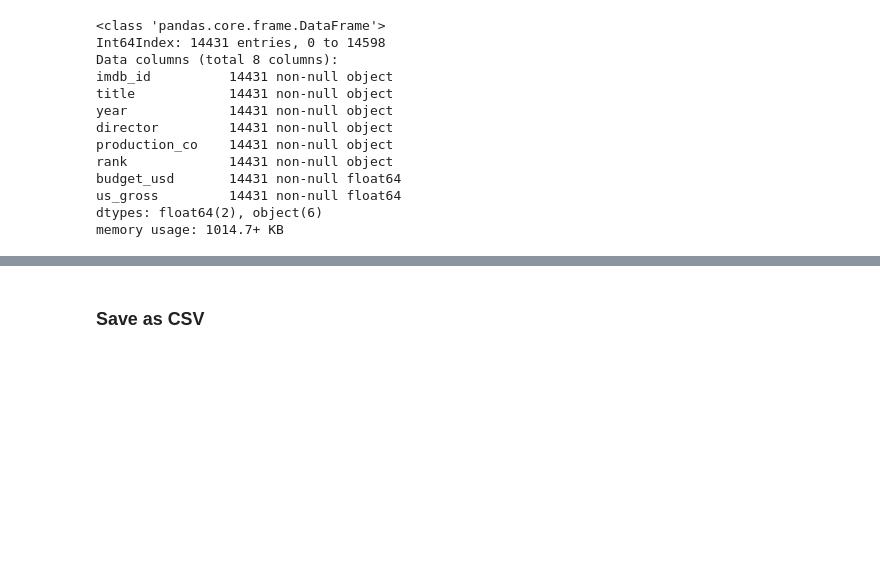
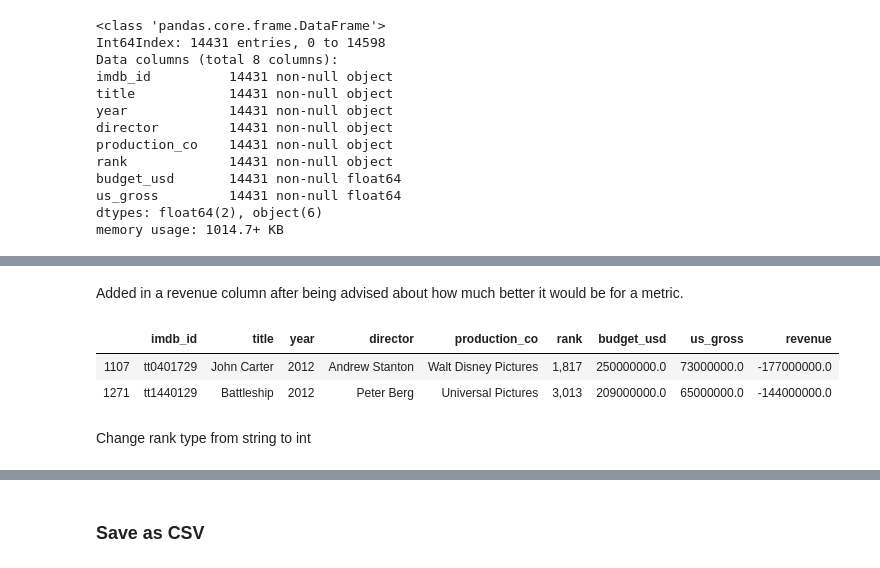
Before and after one commit to jneums/movie-analysis, a Jupyter notebook: notebooks/data_scrubbing.ipynb, the cells around one changed output, grey strips where cells are left out. Cells and saved outputs as stored; diff of their text form; code cells hidden in the pictures; blank space fills up the shorter version.

```diff
--- a/notebooks/data_scrubbing.ipynb
+++ b/notebooks/data_scrubbing.ipynb
@@ -247,0 +271,10 @@ memory usage: 1014.7+ KB
+# %% [markdown]
+Added in a revenue column after being advised about how much better it would be for a metric.
+# %%
+revenue_df[revenue_df['budget_usd'] > 0].sort_values('revenue').head(2)
+# %% [output]
+|  | imdb_id | title | year | director | production_co | rank | budget_usd | us_gross | revenue |
+| 1107 | tt0401729 | John Carter | 2012 | Andrew Stanton | Walt Disney Pictures | 1,817 | 250000000.0 | 73000000.0 | -177000000.0 |
+| 1271 | tt1440129 | Battleship | 2012 | Peter Berg | Universal Pictures | 3,013 | 209000000.0 | 65000000.0 | -144000000.0 |
+# %% [markdown]
+Change rank type from string to int
```
Also changed, not shown: parts of 55 cells of this notebook, 10 other files.
